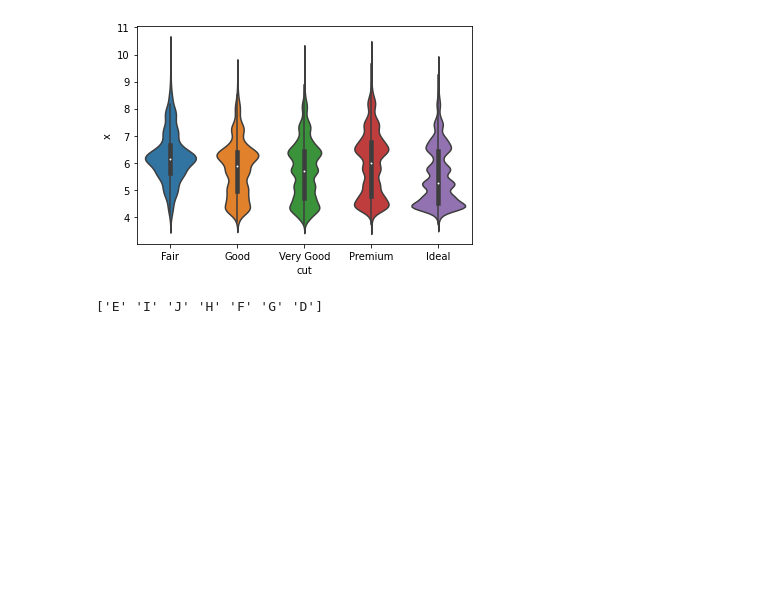
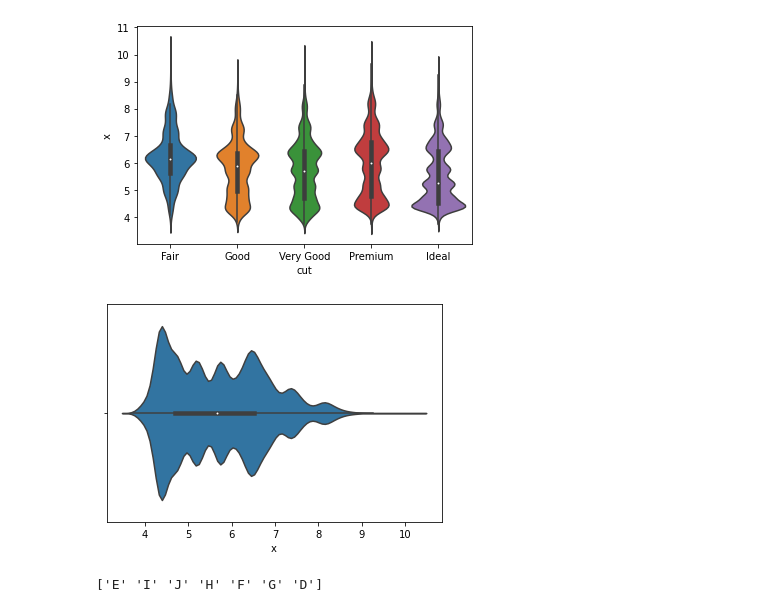
Before and after one commit to eyalnus/Python-Data, a Jupyter notebook: Diamonds-full.ipynb, the cells around one changed output. Saved outputs shown, nothing was run; the diff lists cells and outputs as text; code cells hidden in the pictures; blank space fills up the shorter version.

```diff
--- a/Diamonds-full.ipynb
+++ b/Diamonds-full.ipynb
@@ -281,6 +286,11 @@ vp = sns.violinplot(x='cut', y='x',
                     data=diamonds)
 # %% [output]
 [figure]
+# %%
+vp = sns.violinplot(x='x',
+                    data=diamonds)
+# %% [output]
+[figure, added]
 # %%
 print(diamonds.color.unique())
 # %% [output]
```
Also changed, not shown: parts of 14 cells of this notebook, 1 other file.
